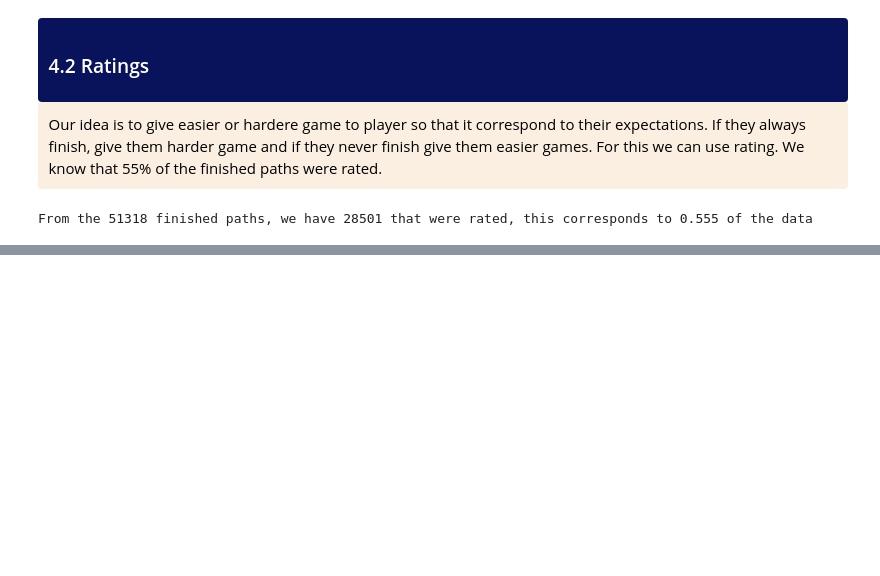
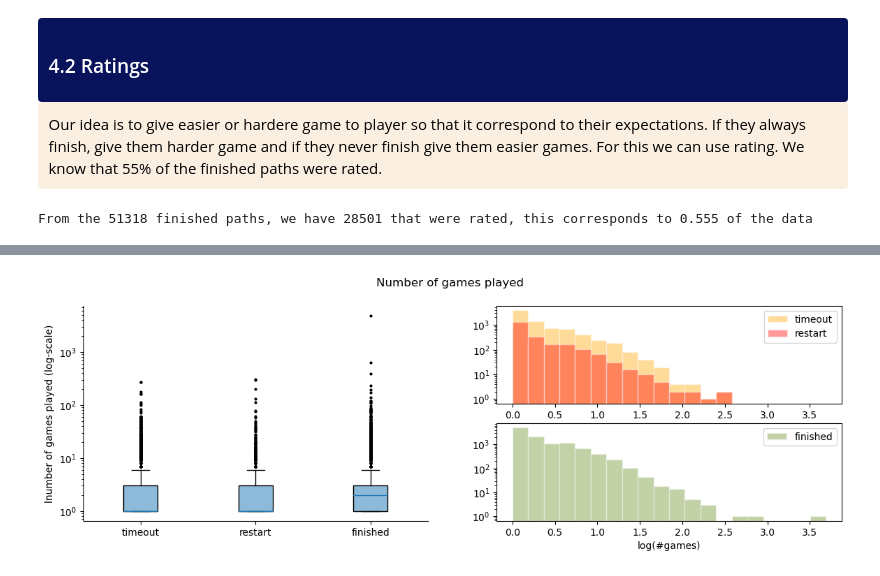
Before and after one commit to epfl-ada/ada-2022-project-7yobananaboy7, a Jupyter notebook: main.ipynb, the cells around one changed output, grey strips where cells are left out. Saved outputs shown, nothing was run; the diff lists cells and outputs as text; code cells hidden in the pictures; blank space fills up the shorter version.

```diff
--- a/main.ipynb
+++ b/main.ipynb
@@ -1014,0 +1047,34 @@ From the 51318 finished paths, we have 28501 that were rated, this corresponds t
+# %%
+#Initialize figure and axis
+fig = plt.figure(figsize=(14,4))
+fig.suptitle('Number of games played')
+ax = plt.subplot(1,2,1)
+flierprops = {'marker': '.', 'markersize': 4, 'markerfacecolor': 'k'}
+boxprops= {'facecolor': (31/255, 119/255, 180/255, 0.5), 'color': 'k'}
+medianprops = {'color': (31/255, 119/255, 180/255)}
+
+#Initialize number of games per group
+nb_games_finished = players_record[players_record['finish'] == 'finished'].nb_games
+nb_games_timeout = players_record[players_record['finish'] == 'timeout'].nb_games
+nb_games_restart = players_record[players_record['finish'] == 'restart'].nb_games
+
+ax = plt.subplot(1,2,1)
+ax.boxplot([nb_games_timeout, nb_games_restart, nb_games_finished], patch_artist=True, flierprops=flierprops, boxprops=boxprops, medianprops=medianprops, labels=['timeout', 'restart', 'finished']);
+ax.set_yscale('log')
+ax.set_ylabel('lnumber of games played (log-scale)')
+ax.spines['right'].set_visible(False)
+ax.spines['top'].set_visible(False)
+
+ax = plt.subplot(2,2,4)
+(_, bins, _) = ax.hist(np.log10(players_record[players_record['finish'] == 'finished'].nb_games), bins=20, log=True, edgecolor=(1,1,1), color='olivedrab', alpha=0.4, label='finished');
+ax.legend();
+ax.set_xlabel('log(#games)')
+xlim = ax.get_xlim();
+
+ax = plt.subplot(2,2,2)
+ax.hist(np.log10(players_record[players_record['finish'] == 'timeout'].nb_games), log=True, bins=bins, edgecolor=(1,1,1), color='orange', alpha=0.4, label='timeout');
+ax.hist(np.log10(players_record[players_record['finish'] == 'restart'].nb_games), log=True, bins=bins, edgecolor=(1,1,1), color='red', alpha=0.4, label='restart');
+ax.legend();
+ax.set_xlim(xlim);
+# %% [output]
+[figure, added]
```
Also changed, not shown: parts of 25 cells of this notebook.
